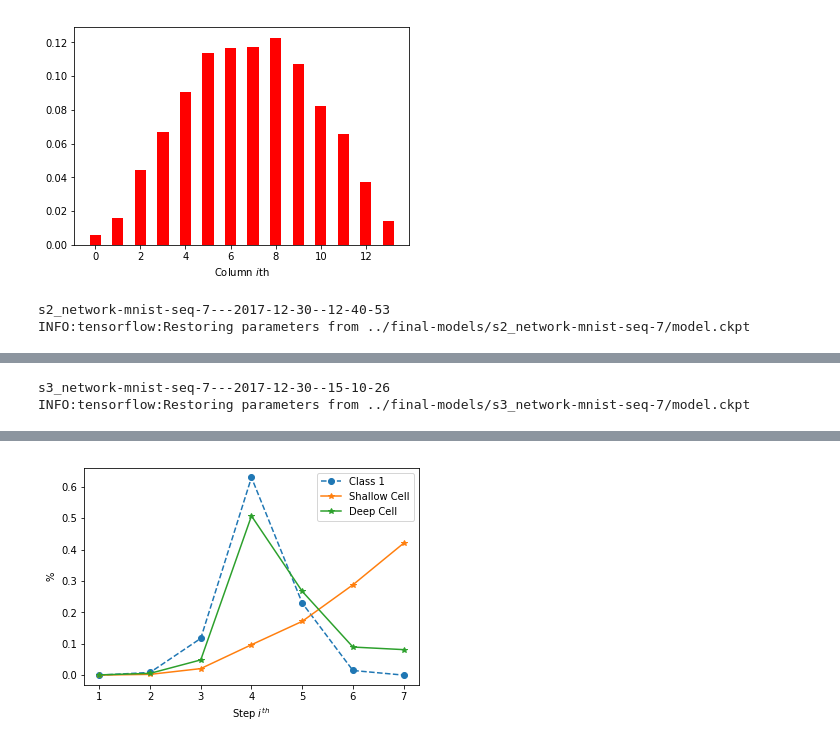
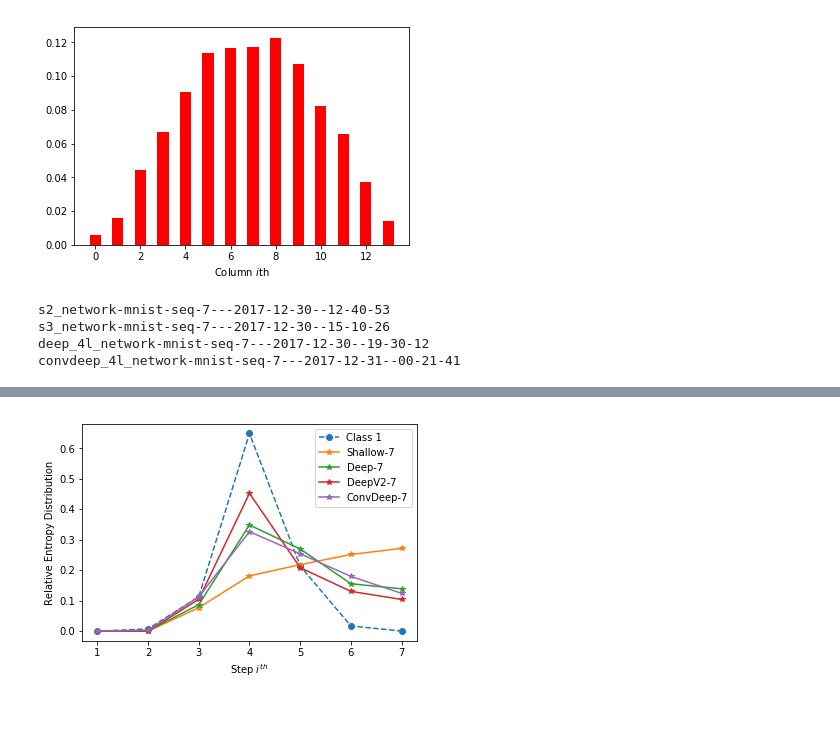
Before and after one commit to p16i/thesis-designing-recurrent-neural-networks-for-explainability, a Jupyter notebook: notebooks/s9-plots-for-report.ipynb, the cells around one changed output, grey strips where cells are left out. Cells and saved outputs as stored; diff of their text form; code cells hidden in the pictures; blank space fills up the shorter version.

```diff
--- a/notebooks/s9-plots-for-report.ipynb
+++ b/notebooks/s9-plots-for-report.ipynb
@@ -25,9 +28,11 @@ def get_data_for_class(data_name, class_idx, no=16, seed=2):
 
     data = dataset[data_name]
     indices = np.argmax(data.test2d.y, axis=1) == class_idx
-    s = np.random.choice(np.sum(indices), size=no, replace=False)
-    print(s)
-    return data.test2d.x[indices,:,:][s, :, :]
+    if no:
+        s = np.random.choice(np.sum(indices), size=no, replace=False)
+        return data.test2d.x[indices,:,:][s, :, :]
+    else:
+        return data.test2d.x[indices,:,:]
 # %% [markdown]
 # Plot digit
 # %%
@@ -38,2 +40,4 @@ mnist_1 = get_data_for_class('mnist', 1)
+# %%
+mnist_1_all = get_data_for_class('mnist', 1, no=None)
 # %%
 mnist_1.shape
@@ -206,7 +244,7 @@ plot_dist(dataset['fashion-mnist'].test2d.x, 14)
 # %% [output]
 [figure]
 # %%
-def plot_distributions(networks, dataset_name, data, seq, data_label="Data"):
+def plot_distributions(networks, dataset_name, data, seq, data_label="Data", dist_entropy=False):
     dist_data = compute_distribution(data, seq)
     plt.plot(dist_data, '--', label=data_label, marker='o')
     for i in networks:
@@ -214,15 +252,23 @@ def plot_distributions(networks, dataset_name, data, seq, data_label="Data"):
         m = provider.load(path)
         print(m._.experiment_name)
         _, heatmaps = m.rel_lrp_deep_taylor(data)
-        dist_hm = compute_distribution(heatmaps, seq)
-        plt.plot(dist_hm, label="%s" % provider.network_nickname(m._.architecture_name), marker='*')
-    plt.ylabel('$\%$')
+        if dist_entropy:
+            dist_hm = compute_entropy_dist(heatmaps, seq)
+        else:
+            dist_hm = compute_distribution(heatmaps, seq)
+        plt.plot(dist_hm, label="%s" % m.formal_name(), marker='*')
+    if dist_entropy:
+        plt.ylabel('Relative Entropy Distribution')
+    else:
+        plt.ylabel('Distribution')
     plt.xlabel('Step $i^{th}$')
     plt.xticks(range(seq), range(1, seq+1))
     plt.legend()
     plt.show()
 # %%
-plot_distributions(['s2', 's3'], 'mnist', mnist_1, 7, data_label="Class 1")
+plot_distributions(['s2', 's3', 'deep_4l', 'convdeep_4l'], 'mnist', mnist_1_all, 7, data_label="Class 1", dist_entropy=True)
 # %% [output]
 s2_network-mnist-seq-7---2017-12-30--12-40-53
-INFO:tensorflow:Restoring parameters from ../final-models/s2_network-mnist-seq-7/model.ckpt
+s3_network-mnist-seq-7---2017-12-30--15-10-26
+deep_4l_network-mnist-seq-7---2017-12-30--19-30-12
+convdeep_4l_network-mnist-seq-7---2017-12-31--00-21-41
@@ -230,2 +274,0 @@ INFO:tensorflow:Restoring parameters from ../final-models/s2_network-mnist-seq-7
-s3_network-mnist-seq-7---2017-12-30--15-10-26
-INFO:tensorflow:Restoring parameters from ../final-models/s3_network-mnist-seq-7/model.ckpt
@@ -233 +275 @@ INFO:tensorflow:Restoring parameters from ../final-models/s3_network-mnist-seq-7
-[figure, old version]
+[figure, new version]
```
Also changed, not shown: parts of 22 cells of this notebook, 4 other files.
